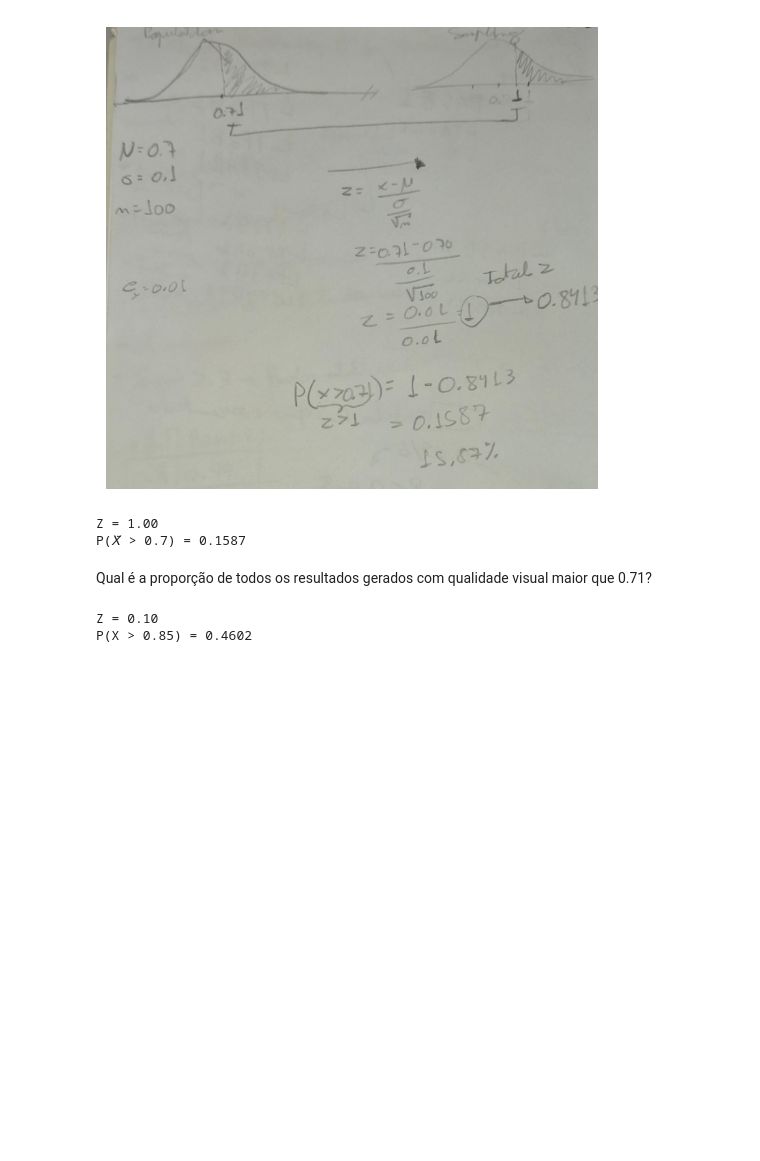
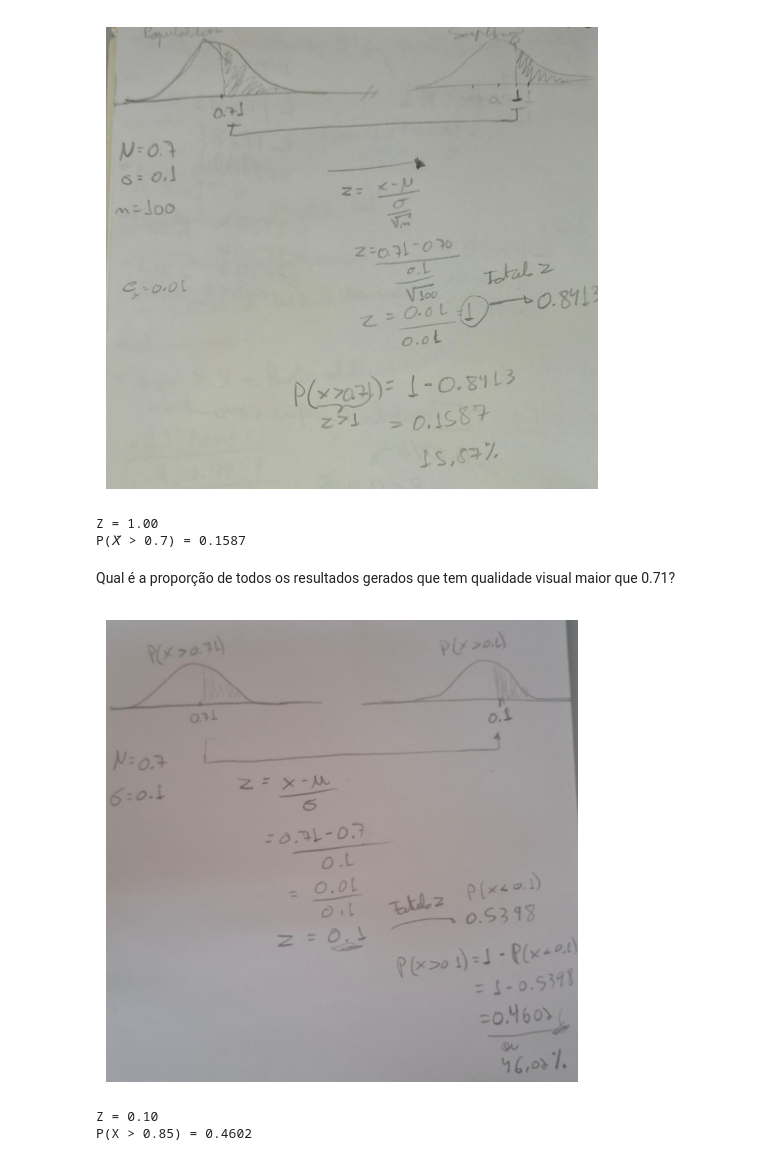
Before and after one commit to nata050818/Fundamentos-de-Intelig-ncia-Computacional-e-Ci-ncia-de-Dados, a Jupyter notebook: Atividade_3.ipynb, the cells around one changed output. Cells and saved outputs as stored; diff of their text form; code cells hidden in the pictures; blank space fills up the shorter version.

```diff
--- a/Atividade_3.ipynb
+++ b/Atividade_3.ipynb
@@ -83,17 +83,19 @@ print(f"P(𝑋̄ > 0.7) = {p:.4f}")
 Z = 1.00
 P(𝑋̄ > 0.7) = 0.1587
 # %% [markdown]
-Qual é a proporção de todos os resultados gerados com qualidade visual maior que 0.71?
+Qual é a proporção de todos os resultados gerados que tem qualidade visual maior que 0.71?
 # %%
 import matplotlib.pyplot as plt
 import matplotlib.image as mpimg
 
 # Carregar e exibir a imagem
-img = mpimg.imread('avaliação de probabilidade.jpeg')
+img = mpimg.imread('avaliação probabilidade 2.jpeg')
 plt.figure(figsize=(8, 6))  # Ajusta o tamanho do gráfico (opcional)
 plt.imshow(img)
 plt.axis('off')  # Remove os eixos
 plt.show()
+# %% [output]
+[figure, added]
 # %%
 mu = 0.70
 sigma = 0.10
```
Also changed, not shown: parts of 4 cells of this notebook.
